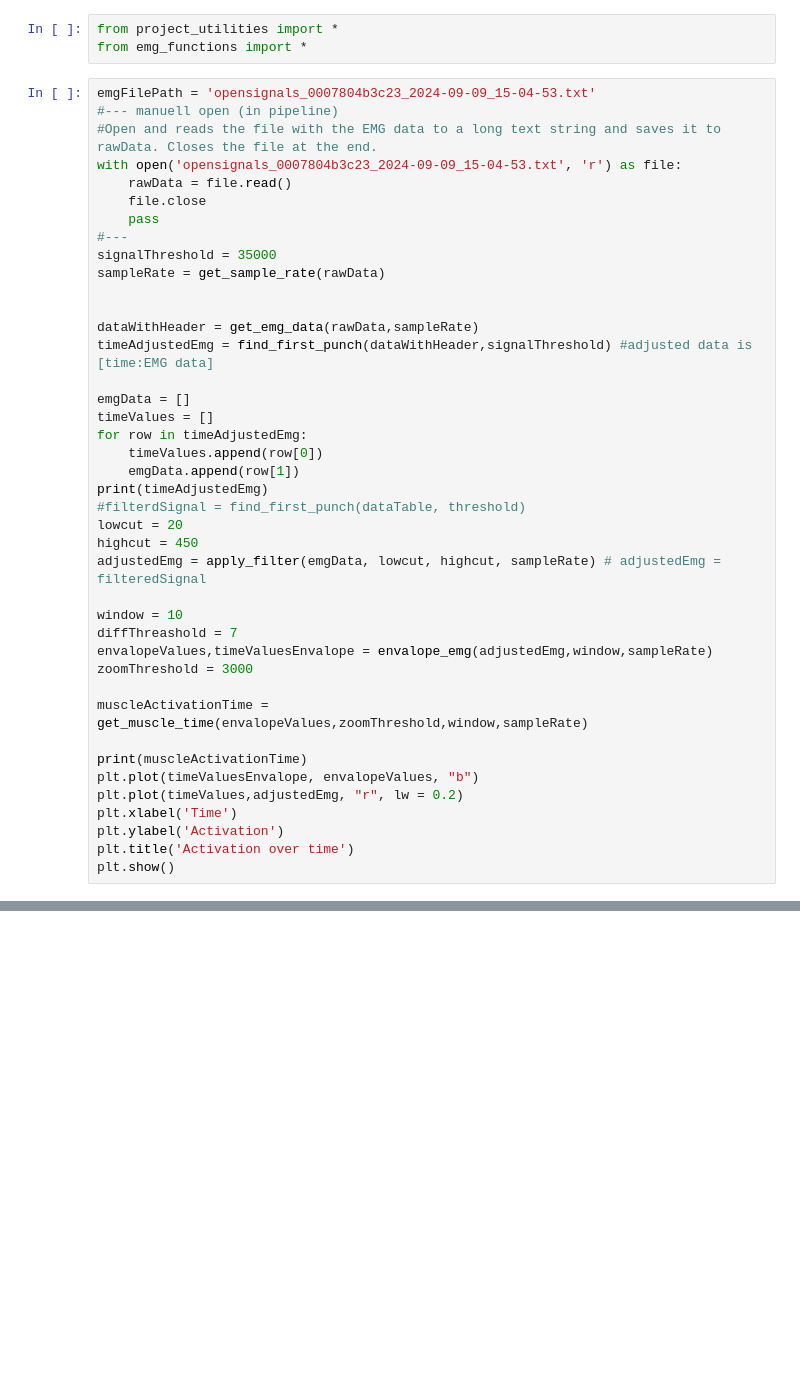
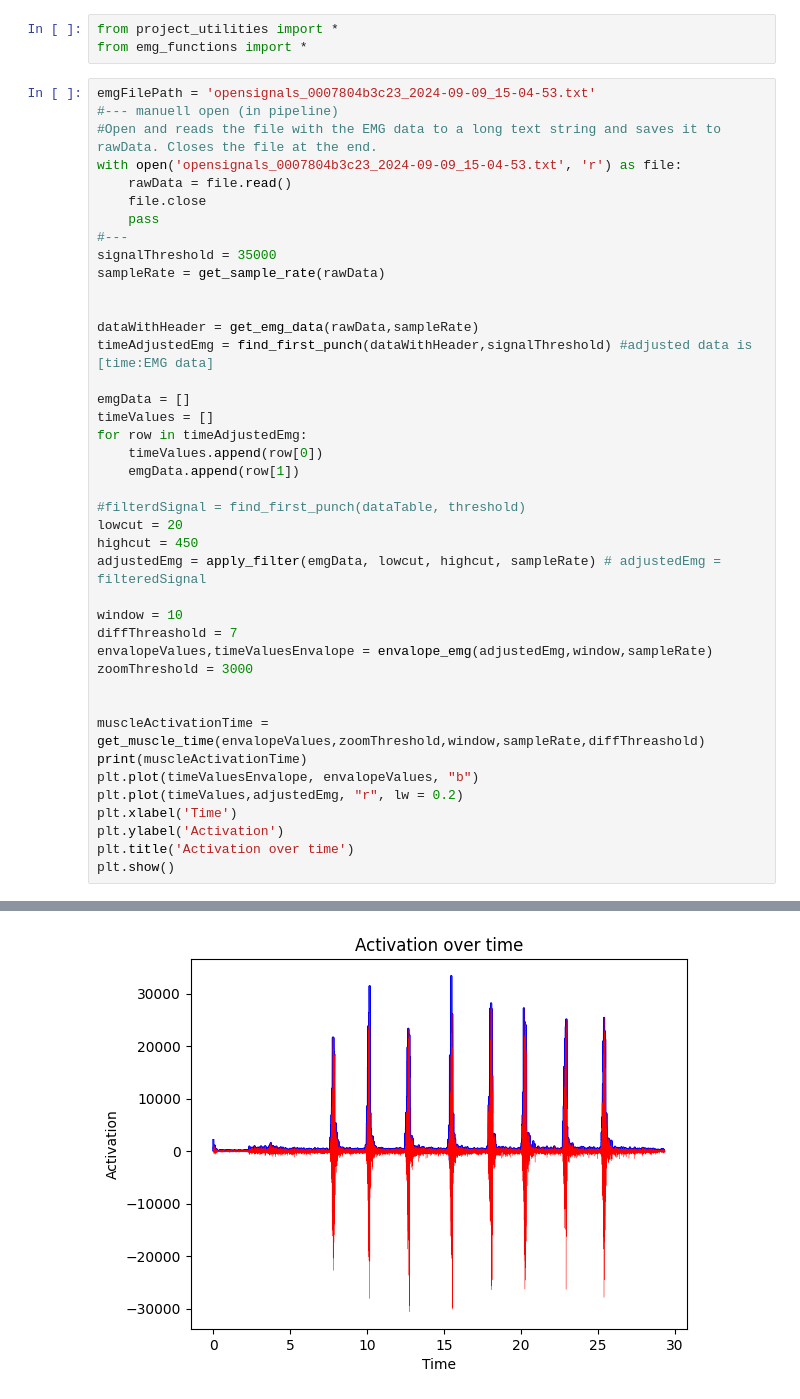
Before and after one commit to ellaVillfor/Project-course-CM2024, a Jupyter notebook: pipeline_cm2024.ipynb, the cells around one changed output, grey strips where cells are left out. Drawn from its saved outputs; the diff is of its cells as text; blank space fills up the shorter version.

```diff
--- a/pipeline_cm2024.ipynb
+++ b/pipeline_cm2024.ipynb
@@ -22,7 +22,7 @@ timeValues = []
 for row in timeAdjustedEmg:
     timeValues.append(row[0])
     emgData.append(row[1])
-print(timeAdjustedEmg)
+
 #filterdSignal = find_first_punch(dataTable, threshold)
 lowcut = 20
 highcut = 450
@@ -33,8 +33,8 @@ diffThreashold = 7
 envalopeValues,timeValuesEnvalope = envalope_emg(adjustedEmg,window,sampleRate)
 zoomThreshold = 3000
 
-muscleActivationTime = get_muscle_time(envalopeValues,zoomThreshold,window,sampleRate)
 
+muscleActivationTime = get_muscle_time(envalopeValues,zoomThreshold,window,sampleRate,diffThreashold)
 print(muscleActivationTime)
 plt.plot(timeValuesEnvalope, envalopeValues, "b")
 plt.plot(timeValues,adjustedEmg, "r", lw = 0.2)
@@ -47,0 +49 @@ TypeError: get_muscle_time() takes 2 positional arguments but 4 were given
+[figure, added]
```
Also changed, not shown: parts of 1 cell of this notebook, 1 other file.
